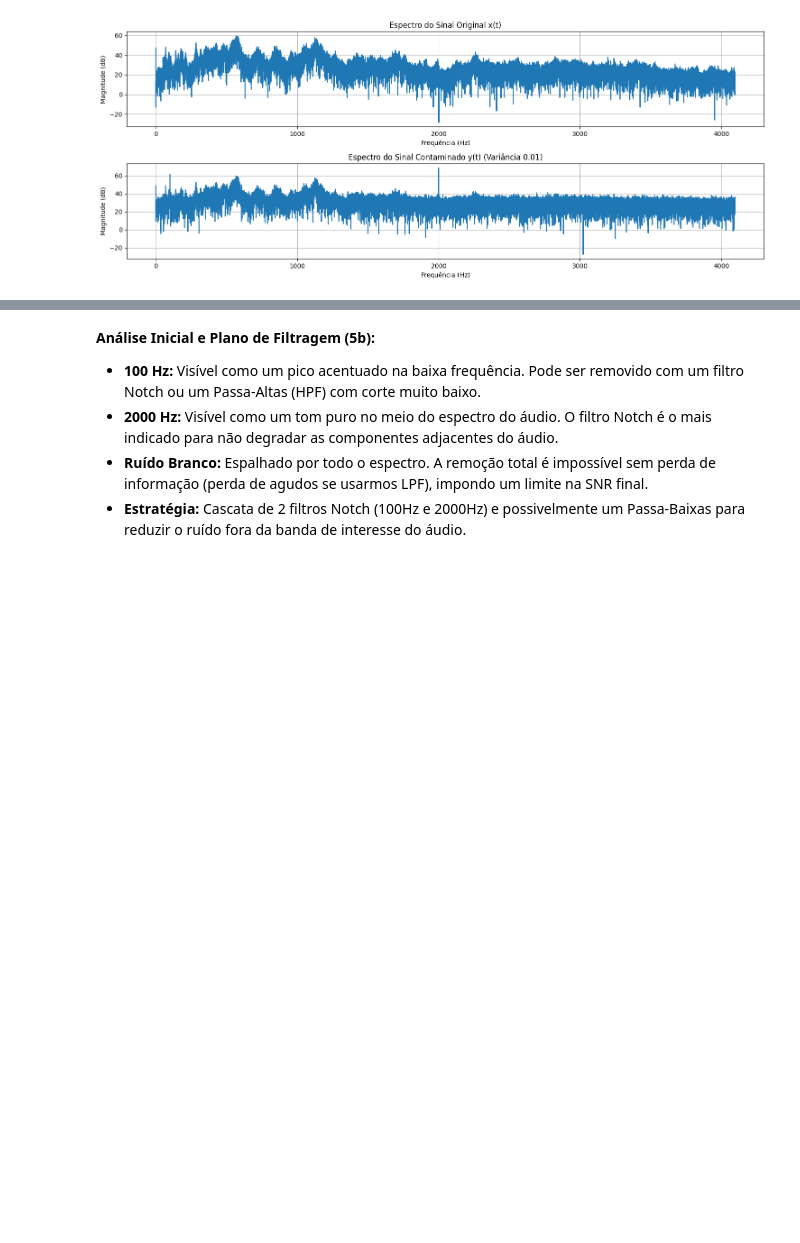
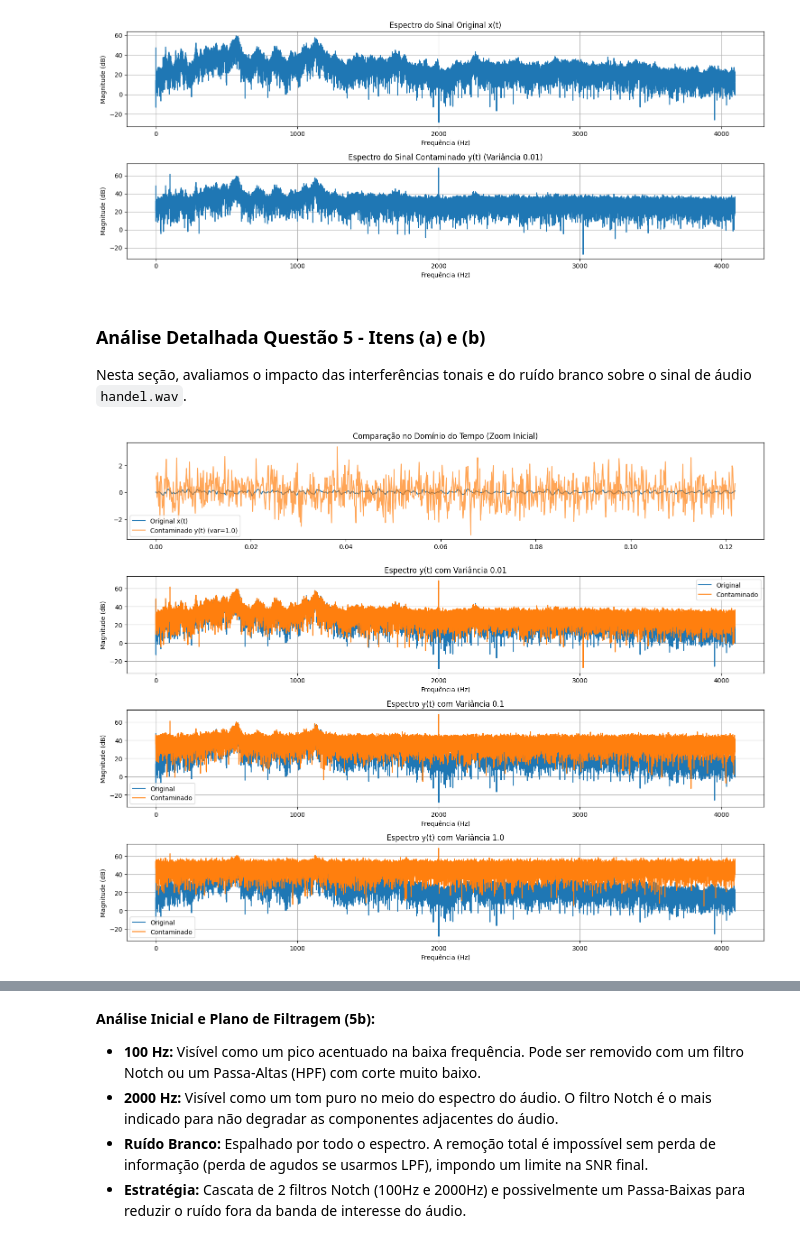
Before and after one commit to masterAristocats/Trabalho-Processamento-de-Sinais-I-6, a Jupyter notebook: rep.ipynb, the cells around one changed output, grey strips where cells are left out. Drawn from its saved outputs; the diff is of its cells as text; code cells hidden in the pictures; blank space fills up the shorter version.

```diff
--- a/rep.ipynb
+++ b/rep.ipynb
@@ -316,3 +316,28 @@ plt.tight_layout()
 plt.show()
 # %% [output]
 [figure]
+# %% [markdown]
+### Análise Detalhada Questão 5 - Itens (a) e (b)
+
+Nesta seção, avaliamos o impacto das interferências tonais e do ruído branco sobre o sinal de áudio `handel.wav`.
+# %%
+plt.figure(figsize=(15, 12))
+
+# Comparação no tempo para a maior variância (sigma^2 = 1)
+plt.subplot(4, 1, 1)
+plt.plot(t[:1000], x_t[:1000], label='Original x(t)')
+plt.plot(t[:1000], signals_y[1.0][:1000], alpha=0.7, label='Contaminado y(t) (var=1.0)')
+plt.title("Comparação no Domínio do Tempo (Zoom Inicial)")
+plt.legend()
+
+# Comparação Espectral para cada variância
+for i, var in enumerate(variances):
+    plt.subplot(4, 1, i+2)
+    plot_spectrum(x_t, fs_audio, "")
+    plot_spectrum(signals_y[var], fs_audio, f"Espectro y(t) com Variância {var}")
+    plt.legend(['Original', 'Contaminado'])
+
+plt.tight_layout()
+plt.show()
+# %% [output]
+[figure, added]
```
Also changed, not shown: parts of 3 cells of this notebook.
